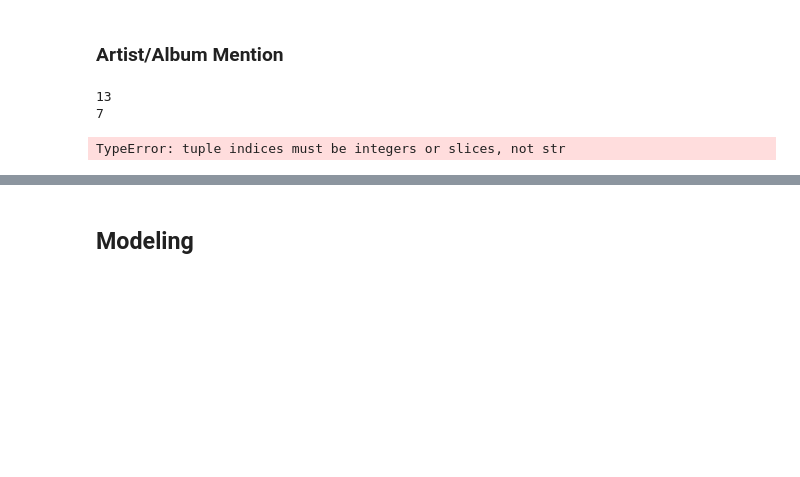
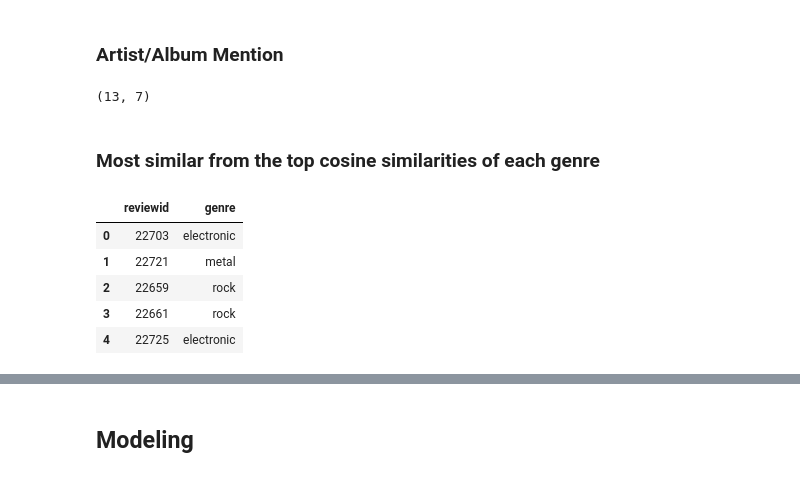
Before and after one commit to Lewy09-Tm25/Album-Reviews-Sentiment-Analysis, a Jupyter notebook: baseline_notebook.ipynb, the cells around one changed output, grey strips where cells are left out. Saved outputs shown, nothing was run; the diff lists cells and outputs as text; code cells hidden in the pictures; blank space fills up the shorter version.

```diff
--- a/baseline_notebook.ipynb
+++ b/baseline_notebook.ipynb
@@ -184,30 +183,27 @@ df.to_csv("updated features data.csv", index = False)
 ### Artist/Album Mention
 # %%
 import math
-def count_album_mention(token_list, track):
-    count1 = 0
-    div1 = len(track.split())
-    for token in token_list:
-        if token in track:
-            count1+=1
-    return math.ceil(count1/div1)
+import re
+from nltk.stem import WordNetLemmatizer
 
-def count_artst_mention(token_list, artist):
-    count1 = 0
-    div1 = len(artist.split())
-    for token in token_list:
-        if token in artist:
-            count1+=1
-    return math.ceil(count1/div1)
+def count_albarts_mention(token_list, track, artist):
+    try:
+        count1 = 0
+        count2 = 0
+        div1 = len(track.split())
+        div2 = len(artist.split())
+        for token in token_list:
+            if token in track:
+                count1+=1
+        for token in token_list:
+            if token in artist:
+                count2+=1
+        return math.ceil(count1/div1), math.ceil(count2/div2)
+    except:
+        return (0,0)
 
 #test checks out!
 
-print(count_album_mention(df['Sentiment List (Pos/Neg/Neu)'][0][2], df['track'][0]))
-print(count_album_mention(df['Sentiment List (Pos/Neg/Neu)'][0][2], df['artist'][0]))
+print(count_albarts_mention(df['Sentiment List (Pos/Neg/Neu)'][0][2], df['track'][0], df['artist'][0]))
 # %% [output]
-13
-7
+(13, 7)
-# %%
-df['Album Mention Count'] = df['Sentiment List (Pos/Neg/Neu)'].apply(lambda x: count_album_mention(x['Sentiment List (Pos/Neg/Neu)'][2], x['track']))
-# %% [output]
-TypeError: tuple indices must be integers or slices, not str
@@ -213,0 +220,19 @@ TypeError: tuple indices must be integers or slices, not str
+# %% [markdown]
+### Most similar from the top cosine similarities of each genre
+# %%
+import sqlite3
+
+connection = sqlite3.connect('datasets/database.sqlite')
+cursor = connection.cursor()
+
+query = "select * from genres;"
+cursor.execute(query)
+df_genres = pd.DataFrame(cursor.fetchall(), columns=["reviewid","genre"])
+df_genres.head()
+# %% [output]
+|  | reviewid | genre |
+| 0 | 22703 | electronic |
+| 1 | 22721 | metal |
+| 2 | 22659 | rock |
+| 3 | 22661 | rock |
+| 4 | 22725 | electronic |
```
Also changed, not shown: parts of 31 cells of this notebook, 1 other file.
